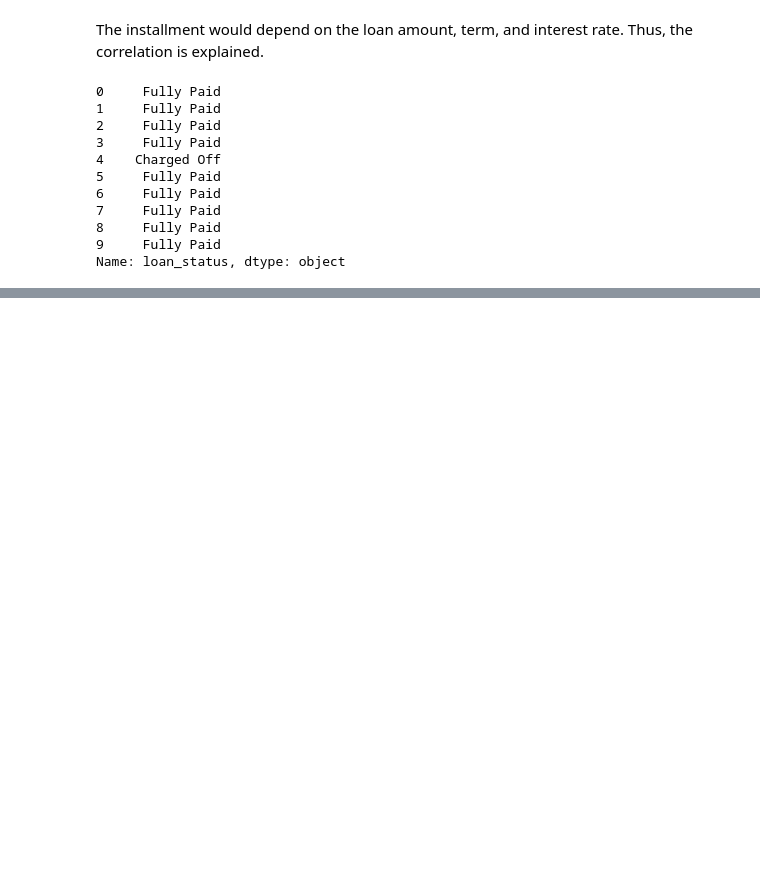
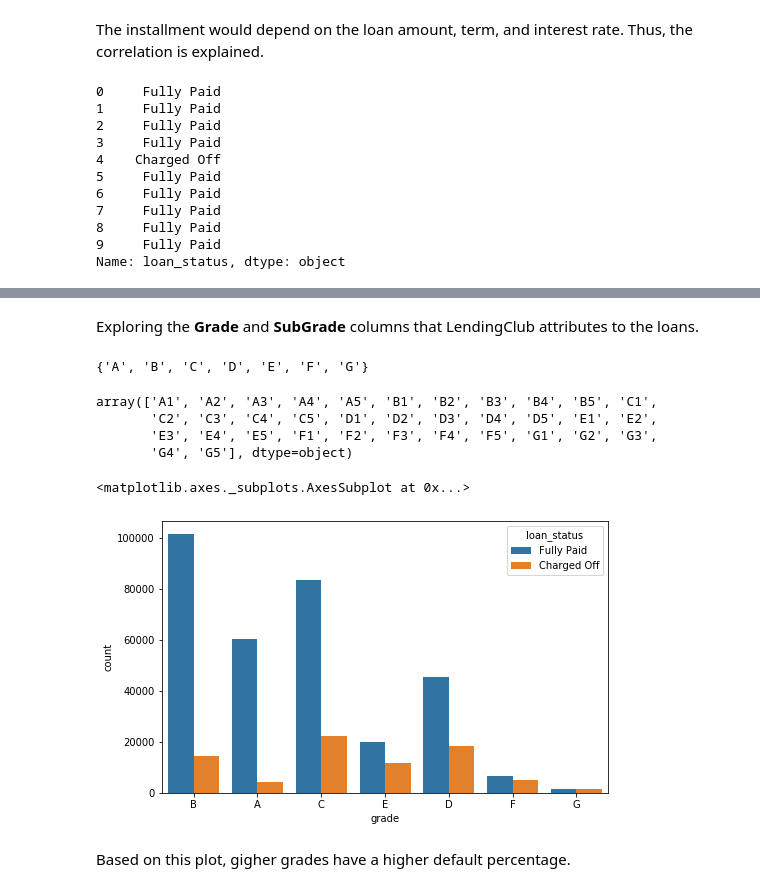
Before and after one commit to ShayanSafavi/ANN_Keras_TF2_Loan_Default, a Jupyter notebook: Keras-TF2-Loan-Default.ipynb, the cells around one changed output, grey strips where cells are left out. Drawn from its saved outputs; the diff is of its cells as text; code cells hidden in the pictures; blank space fills up the shorter version.

```diff
--- a/Keras-TF2-Loan-Default.ipynb
+++ b/Keras-TF2-Loan-Default.ipynb
@@ -334,0 +374,21 @@ Name: loan_status, dtype: object
+# %% [markdown]
+Exploring the **Grade** and **SubGrade** columns that LendingClub attributes to the loans.
+# %%
+df['grade'].unique()
+# %% [output]
+{'A', 'B', 'C', 'D', 'E', 'F', 'G'}
+# %%
+np.sort(df['sub_grade'].unique())
+# %% [output]
+array(['A1', 'A2', 'A3', 'A4', 'A5', 'B1', 'B2', 'B3', 'B4', 'B5', 'C1',
+       'C2', 'C3', 'C4', 'C5', 'D1', 'D2', 'D3', 'D4', 'D5', 'E1', 'E2',
+       'E3', 'E4', 'E5', 'F1', 'F2', 'F3', 'F4', 'F5', 'G1', 'G2', 'G3',
+       'G4', 'G5'], dtype=object)
+# %%
+plt.figure(figsize=(8,5))
+sns.countplot('grade',data=df, hue='loan_status')
+# %% [output]
+<matplotlib.axes._subplots.AxesSubplot at 0x...>
+[figure, added]
+# %% [markdown]
+Based on this plot, gigher grades have a higher default percentage.
```
Also changed, not shown: parts of 23 cells of this notebook.
